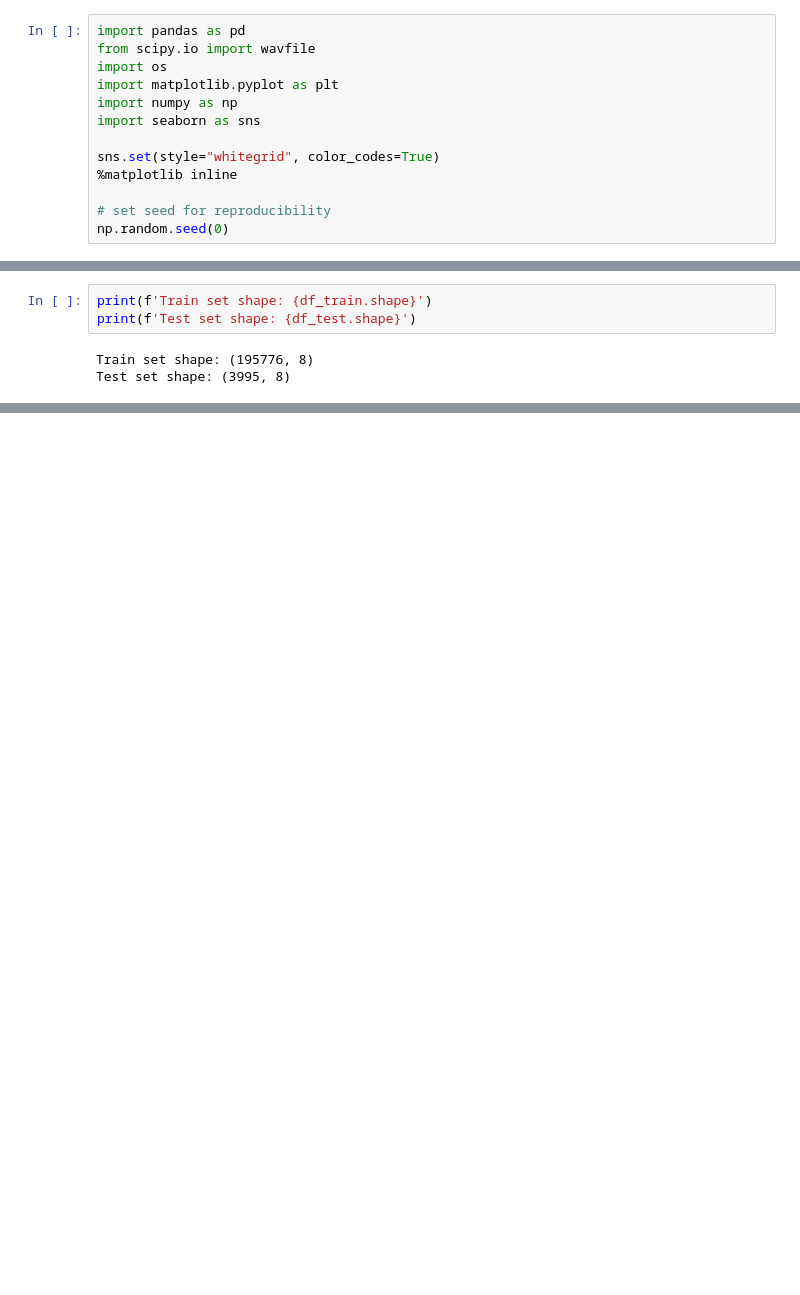
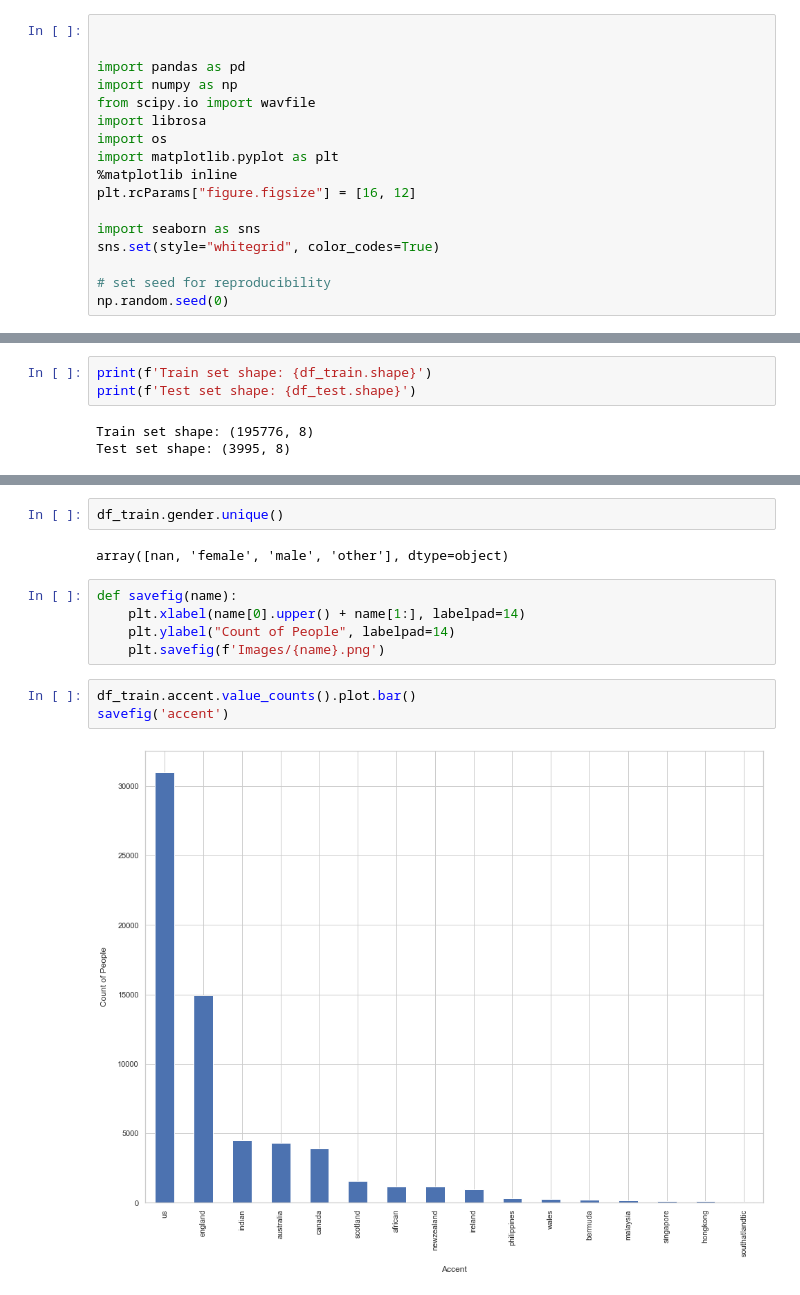
Before and after one commit to TRoboto/Gender-Recognition-by-Voice, a Jupyter notebook: EDA.ipynb, the cells around one changed output, grey strips where cells are left out. Saved outputs shown, nothing was run; the diff lists cells and outputs as text; blank space fills up the shorter version.

```diff
--- a/EDA.ipynb
+++ b/EDA.ipynb
@@ -1,15 +1,19 @@
 # %%
 DATASET_PATH = 'Dataset/'
 # %%
+
+
 import pandas as pd
+import numpy as np
 from scipy.io import wavfile
+import librosa
 import os
 import matplotlib.pyplot as plt
-import numpy as np
+%matplotlib inline
+plt.rcParams["figure.figsize"] = [16, 12]
+
 import seaborn as sns
-
 sns.set(style="whitegrid", color_codes=True)
-%matplotlib inline
 
 # set seed for reproducibility
 np.random.seed(0)
@@ -47,0 +113,14 @@ Test set shape: (3995, 8)
+# %%
+df_train.gender.unique()
+# %% [output]
+array([nan, 'female', 'male', 'other'], dtype=object)
+# %%
+def savefig(name):
+    plt.xlabel(name[0].upper() + name[1:], labelpad=14)
+    plt.ylabel("Count of People", labelpad=14)
+    plt.savefig(f'Images/{name}.png')
+# %%
+df_train.accent.value_counts().plot.bar()
+savefig('accent')
+# %% [output]
+[figure, added]
```
Also changed, not shown: parts of 10 cells of this notebook.
